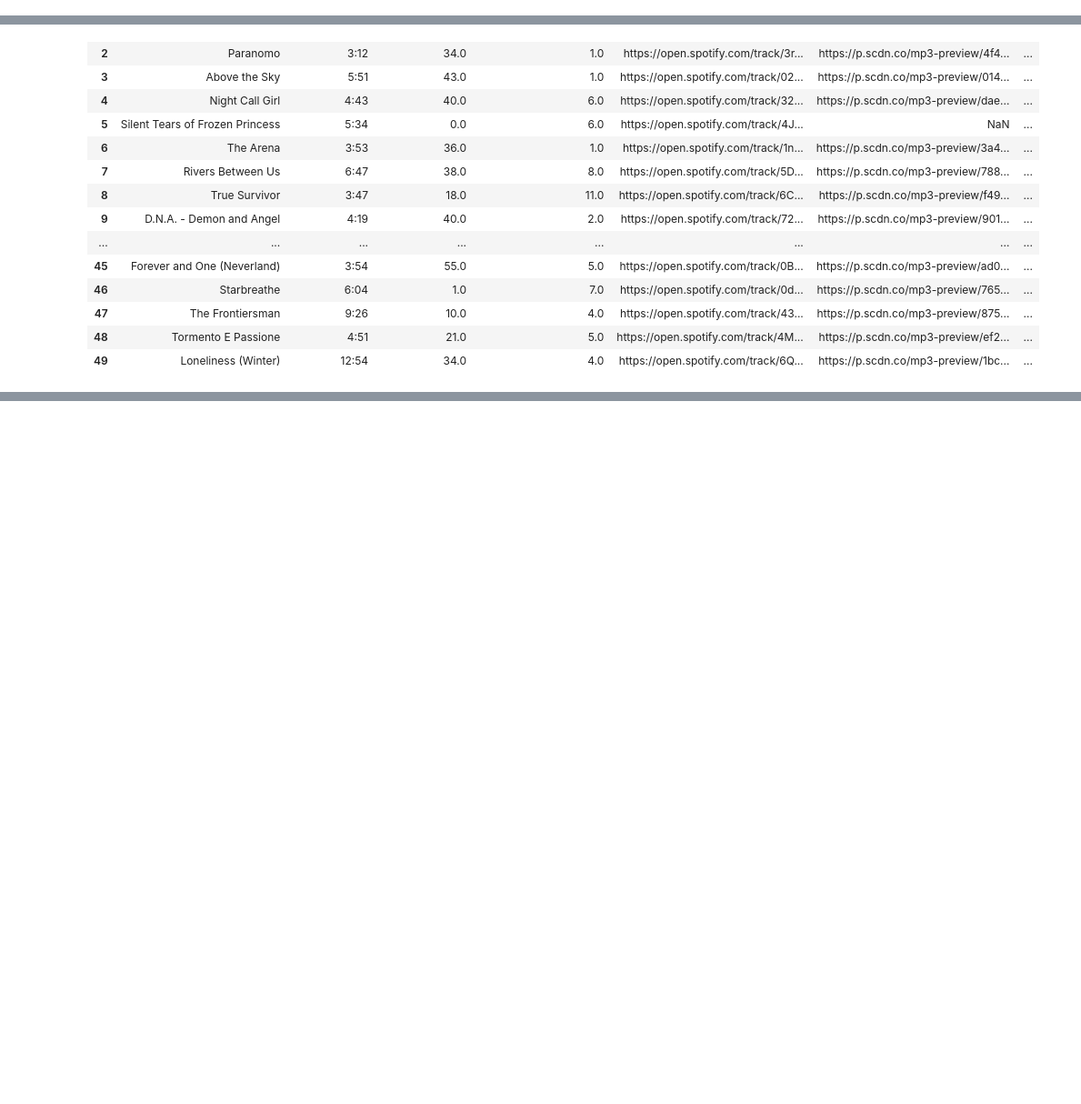
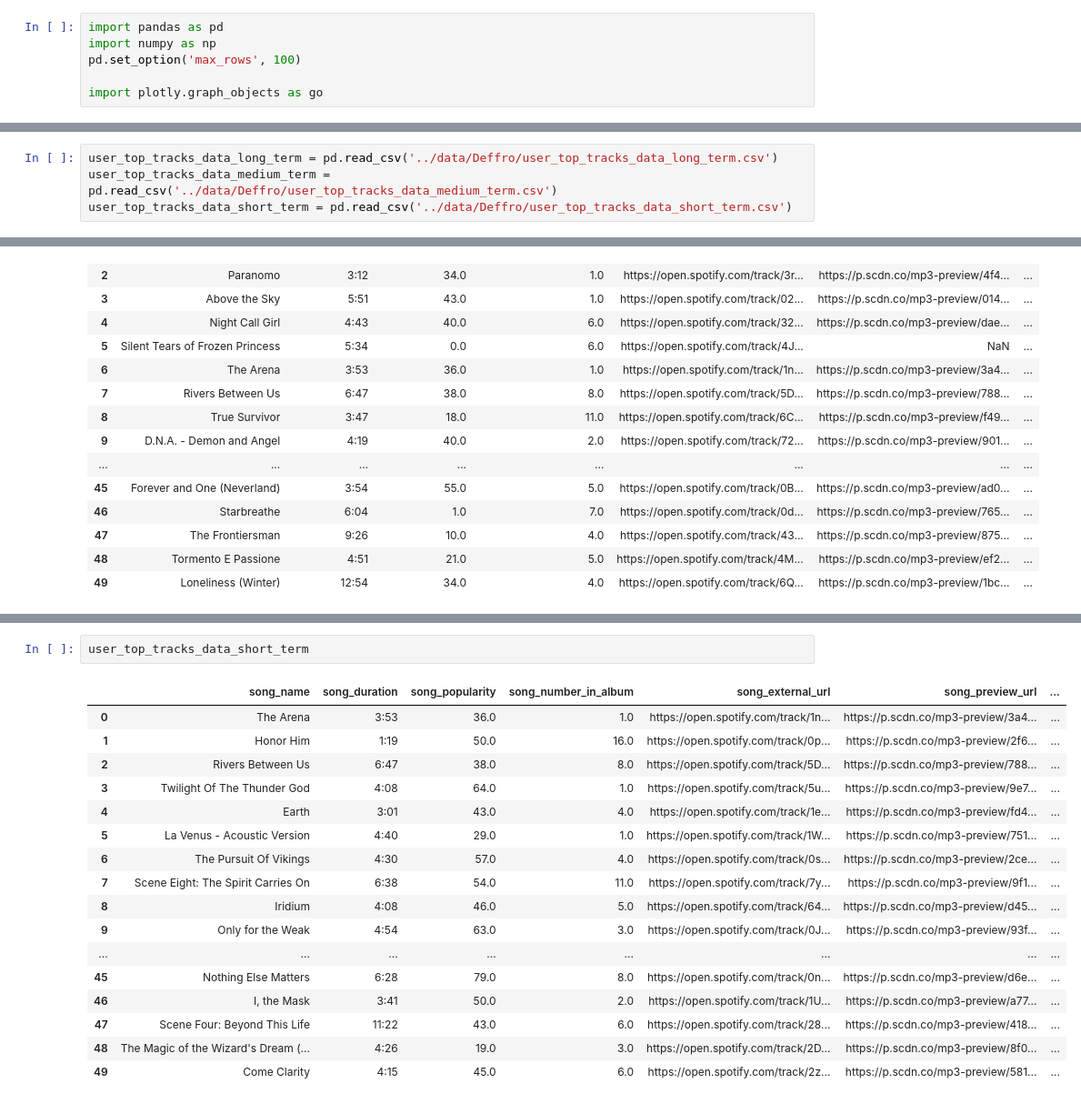
Before and after one commit to Deffro/statify, a Jupyter notebook: notebooks/8 - Reading the csv.ipynb, the cells around one changed output, grey strips where cells are left out. Shown: that part at 91% size. Cells and saved outputs as stored; diff of their text form; blank space fills up the shorter version.

```diff
--- a/notebooks/8 - Reading the csv.ipynb
+++ b/notebooks/8 - Reading the csv.ipynb
@@ -2,0 +1,6 @@ import pandas as pd
+# %%
+import pandas as pd
+import numpy as np
+pd.set_option('max_rows', 100)
+
+import plotly.graph_objects as go
@@ -27,3 +212,7 @@ user_top_tracks_data_long_term = pd.read_csv('../data/Deffro/user_top_tracks_dat
+# %%
+user_top_tracks_data_long_term = pd.read_csv('../data/Deffro/user_top_tracks_data_long_term.csv')
+user_top_tracks_data_medium_term = pd.read_csv('../data/Deffro/user_top_tracks_data_medium_term.csv')
+user_top_tracks_data_short_term = pd.read_csv('../data/Deffro/user_top_tracks_data_short_term.csv')
 # %%
 user_top_tracks_data_long_term
 # %% [output]
@@ -46,0 +256,20 @@ user_top_tracks_data_long_term
+# %%
+user_top_tracks_data_short_term
+# %% [output]
+|  | song_name | song_duration | song_popularity | song_number_in_album | song_external_url | song_preview_url | ... |
+| 0 | The Arena | 3:53 | 36.0 | 1.0 | https://open.spotify.com/track/1n... | https://p.scdn.co/mp3-preview/3a4... | ... |
+| 1 | Honor Him | 1:19 | 50.0 | 16.0 | https://open.spotify.com/track/0p... | https://p.scdn.co/mp3-preview/2f6... | ... |
+| 2 | Rivers Between Us | 6:47 | 38.0 | 8.0 | https://open.spotify.com/track/5D... | https://p.scdn.co/mp3-preview/788... | ... |
+| 3 | Twilight Of The Thunder God | 4:08 | 64.0 | 1.0 | https://open.spotify.com/track/5u... | https://p.scdn.co/mp3-preview/9e7... | ... |
+| 4 | Earth | 3:01 | 43.0 | 4.0 | https://open.spotify.com/track/1e... | https://p.scdn.co/mp3-preview/fd4... | ... |
+| 5 | La Venus - Acoustic Version | 4:40 | 29.0 | 1.0 | https://open.spotify.com/track/1W... | https://p.scdn.co/mp3-preview/751... | ... |
+| 6 | The Pursuit Of Vikings | 4:30 | 57.0 | 4.0 | https://open.spotify.com/track/0s... | https://p.scdn.co/mp3-preview/2ce... | ... |
+| 7 | Scene Eight: The Spirit Carries On | 6:38 | 54.0 | 11.0 | https://open.spotify.com/track/7y... | https://p.scdn.co/mp3-preview/9f1... | ... |
+| 8 | Iridium | 4:08 | 46.0 | 5.0 | https://open.spotify.com/track/64... | https://p.scdn.co/mp3-preview/d45... | ... |
+| 9 | Only for the Weak | 4:54 | 63.0 | 3.0 | https://open.spotify.com/track/0J... | https://p.scdn.co/mp3-preview/93f... | ... |
+| ... | ... | ... | ... | ... | ... | ... | ... |
+| 45 | Nothing Else Matters | 6:28 | 79.0 | 8.0 | https://open.spotify.com/track/0n... | https://p.scdn.co/mp3-preview/d6e... | ... |
+| 46 | I, the Mask | 3:41 | 50.0 | 2.0 | https://open.spotify.com/track/1U... | https://p.scdn.co/mp3-preview/a77... | ... |
+| 47 | Scene Four: Beyond This Life | 11:22 | 43.0 | 6.0 | https://open.spotify.com/track/28... | https://p.scdn.co/mp3-preview/418... | ... |
+| 48 | The Magic of the Wizard's Dream (... | 4:26 | 19.0 | 3.0 | https://open.spotify.com/track/2D... | https://p.scdn.co/mp3-preview/8f0... | ... |
+| 49 | Come Clarity | 4:15 | 45.0 | 6.0 | https://open.spotify.com/track/2z... | https://p.scdn.co/mp3-preview/581... | ... |
```
Also changed, not shown: parts of 18 cells of this notebook, 7 other files.
